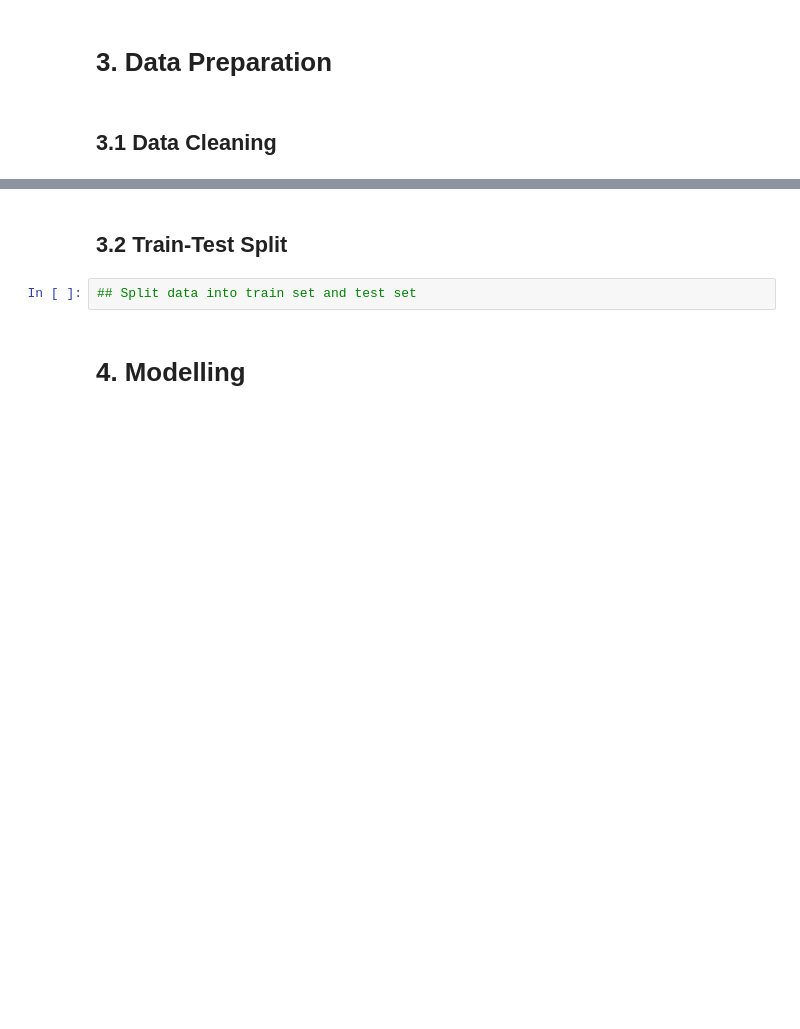
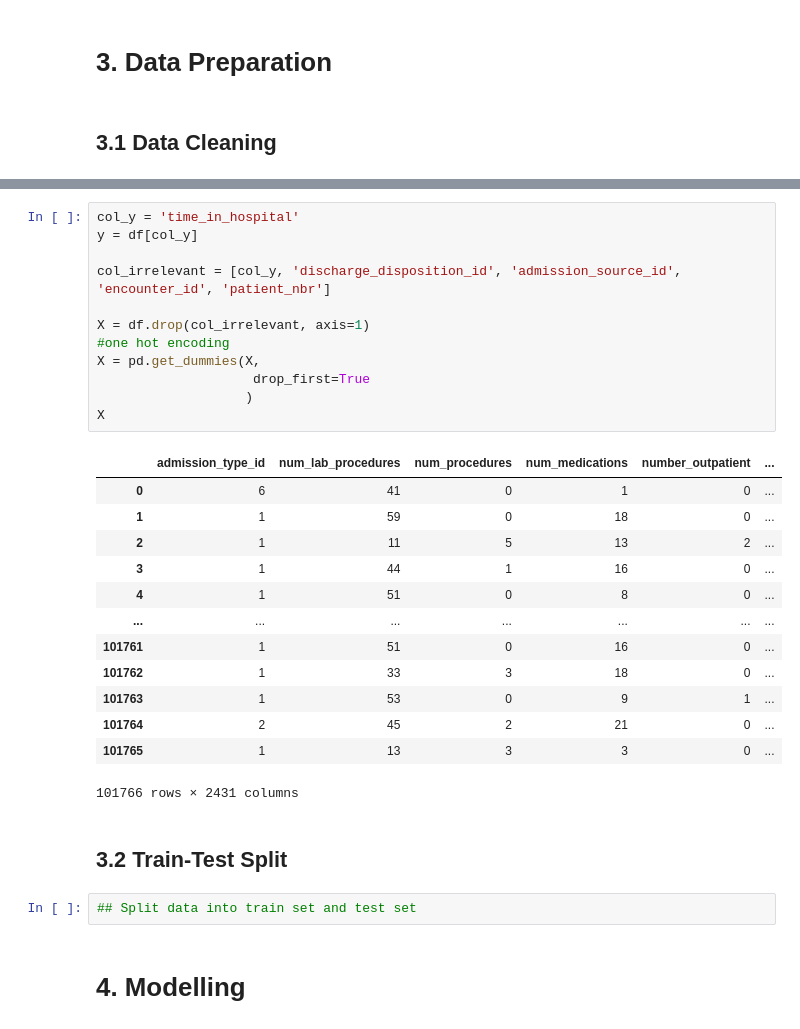
Before and after one commit to saztec/MLDP-C25U02-Apr2026, a Jupyter notebook: Project Dos/MLDP Program Codes Submission Template.ipynb, the cells around one changed output, grey strips where cells are left out. Saved outputs shown, nothing was run; the diff lists cells and outputs as text; blank space fills up the shorter version.

```diff
--- a/Project Dos/MLDP Program Codes Submission Template.ipynb
+++ b/Project Dos/MLDP Program Codes Submission Template.ipynb
@@ -157,3 +210,29 @@ plt.show()
+# %%
+col_y = 'time_in_hospital'
+y = df[col_y]
+
+col_irrelevant = [col_y, 'discharge_disposition_id', 'admission_source_id', 'encounter_id', 'patient_nbr']
+
+X = df.drop(col_irrelevant, axis=1)
+#one hot encoding
+X = pd.get_dummies(X,
+                    drop_first=True
+                   )
+X
+# %% [output]
+|  | admission_type_id | num_lab_procedures | num_procedures | num_medications | number_outpatient | ... |
+| 0 | 6 | 41 | 0 | 1 | 0 | ... |
+| 1 | 1 | 59 | 0 | 18 | 0 | ... |
+| 2 | 1 | 11 | 5 | 13 | 2 | ... |
+| 3 | 1 | 44 | 1 | 16 | 0 | ... |
+| 4 | 1 | 51 | 0 | 8 | 0 | ... |
+| ... | ... | ... | ... | ... | ... | ... |
+| 101761 | 1 | 51 | 0 | 16 | 0 | ... |
+| 101762 | 1 | 33 | 3 | 18 | 0 | ... |
+| 101763 | 1 | 53 | 0 | 9 | 1 | ... |
+| 101764 | 2 | 45 | 2 | 21 | 0 | ... |
+| 101765 | 1 | 13 | 3 | 3 | 0 | ... |
+101766 rows × 2431 columns
 # %% [markdown]
 ## 3.2 Train-Test Split
 # %%
```
Also changed, not shown: parts of 5 cells of this notebook.
